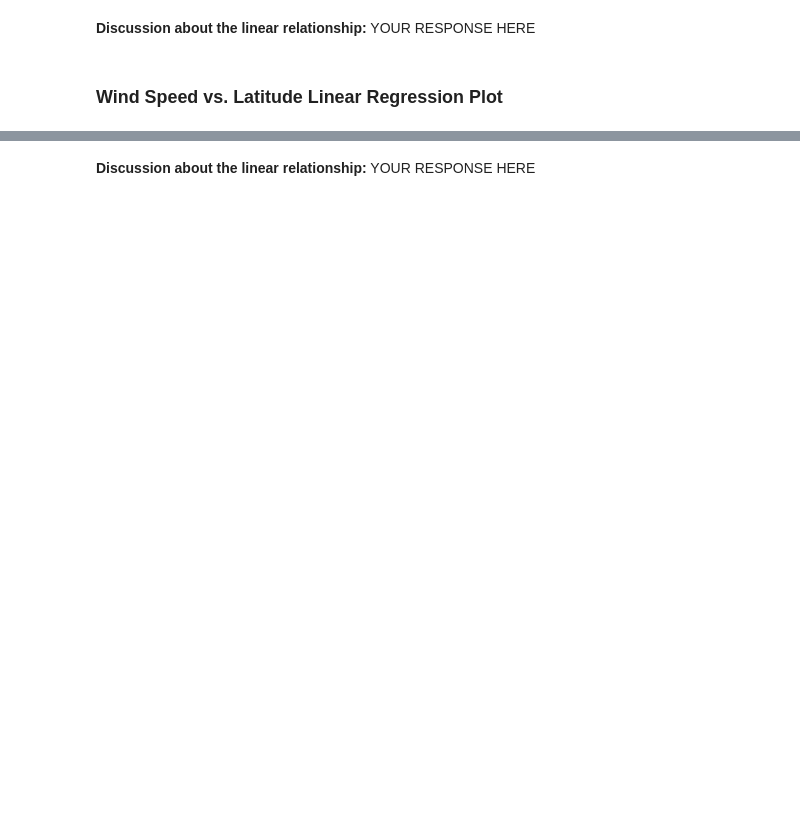
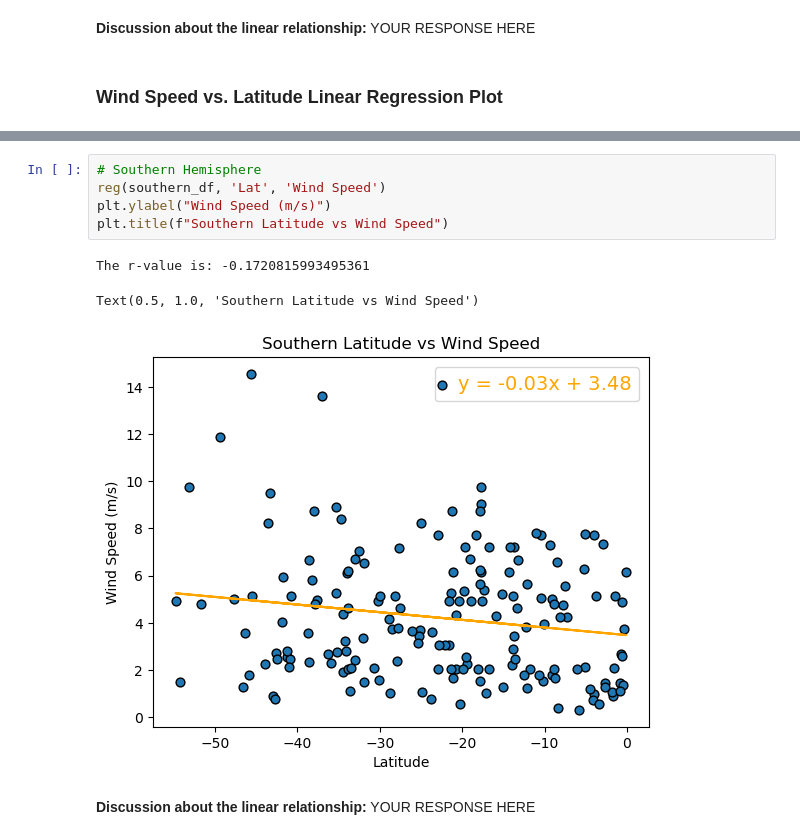
Before and after one commit to siobyrne/python-api-challenge, a Jupyter notebook: WeatherPy.ipynb, the cells around one changed output, grey strips where cells are left out. Drawn from its saved outputs; the diff is of its cells as text; blank space fills up the shorter version.

```diff
--- a/WeatherPy.ipynb
+++ b/WeatherPy.ipynb
@@ -387,2 +392,11 @@ The r-value is: 0.062239040700515696
+# %%
+# Southern Hemisphere
+reg(southern_df, 'Lat', 'Wind Speed')
+plt.ylabel("Wind Speed (m/s)")
+plt.title(f"Southern Latitude vs Wind Speed")
+# %% [output]
+The r-value is: -0.1720815993495361
+Text(0.5, 1.0, 'Southern Latitude vs Wind Speed')
+[figure, added]
 # %% [markdown]
 **Discussion about the linear relationship:** YOUR RESPONSE HERE
```
Also changed, not shown: parts of 9 cells of this notebook.
